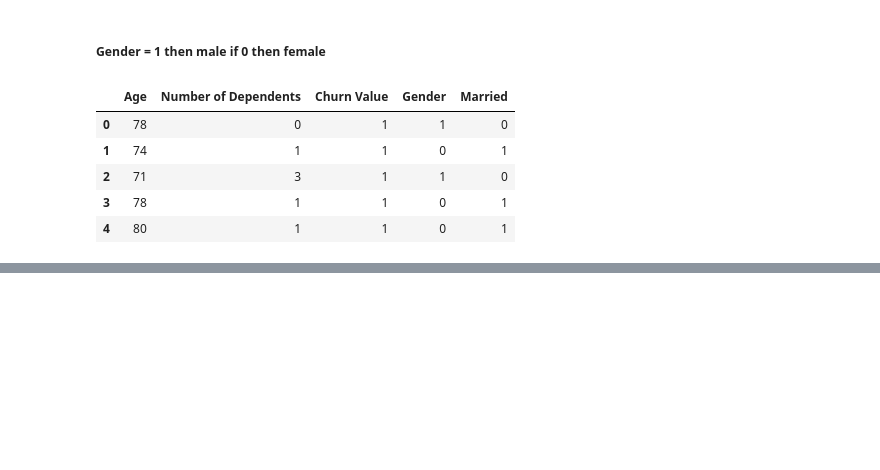
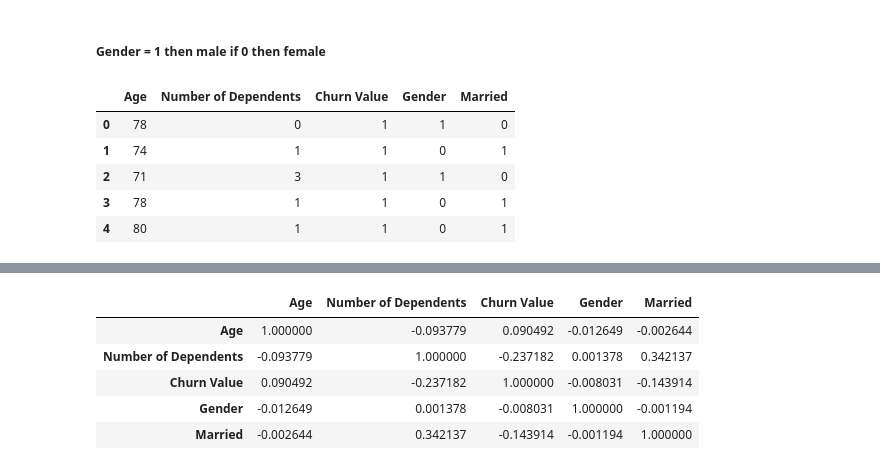
Before and after one commit to Ahmedmma72/Customer-Churn-Analysis-For-Telecommunication, a Jupyter notebook: Q1/q1.ipynb, the cells around one changed output, grey strips where cells are left out. Saved outputs shown, nothing was run; the diff lists cells and outputs as text; code cells hidden in the pictures; blank space fills up the shorter version.

```diff
--- a/Q1/q1.ipynb
+++ b/Q1/q1.ipynb
@@ -128,0 +198,11 @@ train, val = train_test_split(train, test_size=0.2, random_state=42)
+# %%
+# Correlation with Kendall's Rank Correlation:
+corr = train.corr(method='kendall')
+corr.style.background_gradient(cmap='coolwarm')
+# %% [output]
+|  | Age | Number of Dependents | Churn Value | Gender | Married |
+| Age | 1.000000 | -0.093779 | 0.090492 | -0.012649 | -0.002644 |
+| Number of Dependents | -0.093779 | 1.000000 | -0.237182 | 0.001378 | 0.342137 |
+| Churn Value | 0.090492 | -0.237182 | 1.000000 | -0.008031 | -0.143914 |
+| Gender | -0.012649 | 0.001378 | -0.008031 | 1.000000 | -0.001194 |
+| Married | -0.002644 | 0.342137 | -0.143914 | -0.001194 | 1.000000 |
```
Also changed, not shown: parts of 12 cells of this notebook.
